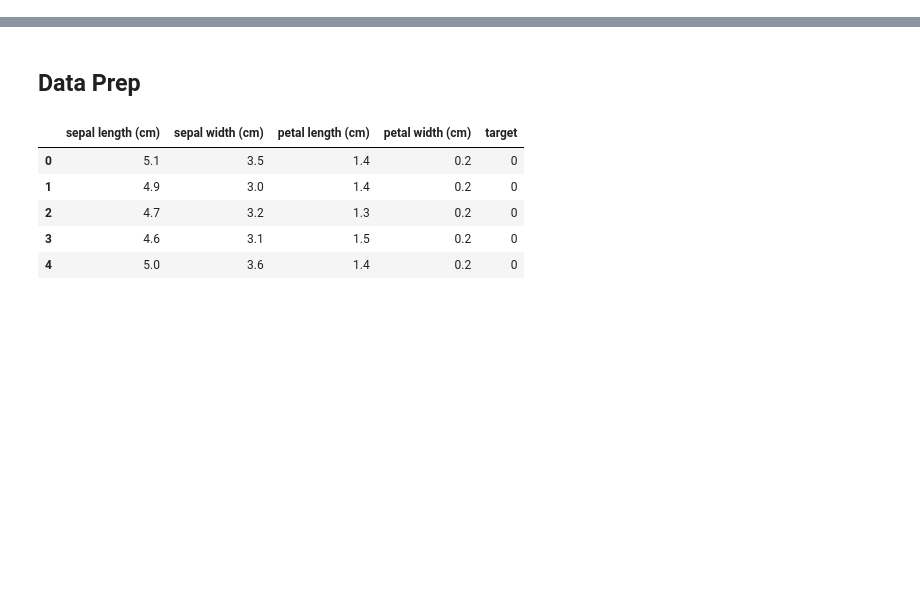
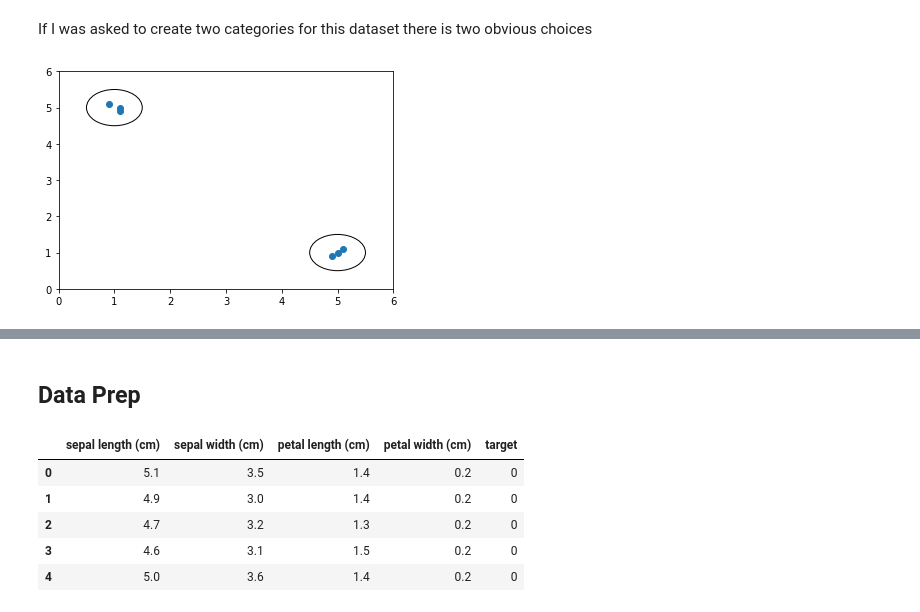
Before and after one commit to MarkFranciscus/ML-Notebooks, a Jupyter notebook: Supervised Learning - K Nearest Neighbours.ipynb, the cells around one changed output, grey strips where cells are left out. Cells and saved outputs as stored; diff of their text form; code cells hidden in the pictures; blank space fills up the shorter version.

```diff
--- a/Supervised Learning - K Nearest Neighbours.ipynb
+++ b/Supervised Learning - K Nearest Neighbours.ipynb
@@ -12,0 +31,10 @@ The algorithm has 3 steps
+# %% [markdown]
+If I was asked to create two categories for this dataset there is two obvious choices
+# %%
+circle_1 = plt.Circle((1,5), .5, color="black", fill=False)
+circle_2 = plt.Circle((5,1), .5, color="black", fill=False)
+ax.add_patch(circle_1)
+ax.add_patch(circle_2)
+fig
+# %% [output]
+[figure, added]
```
Also changed, not shown: parts of 14 cells of this notebook.
